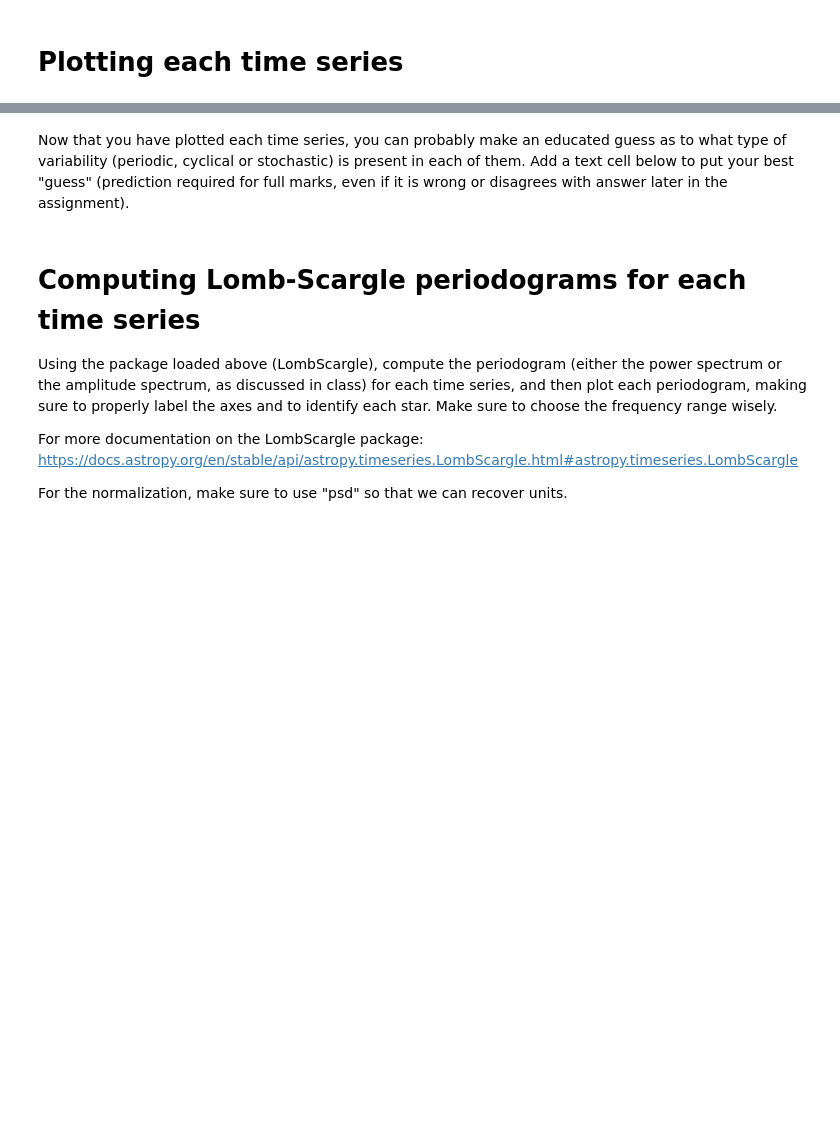
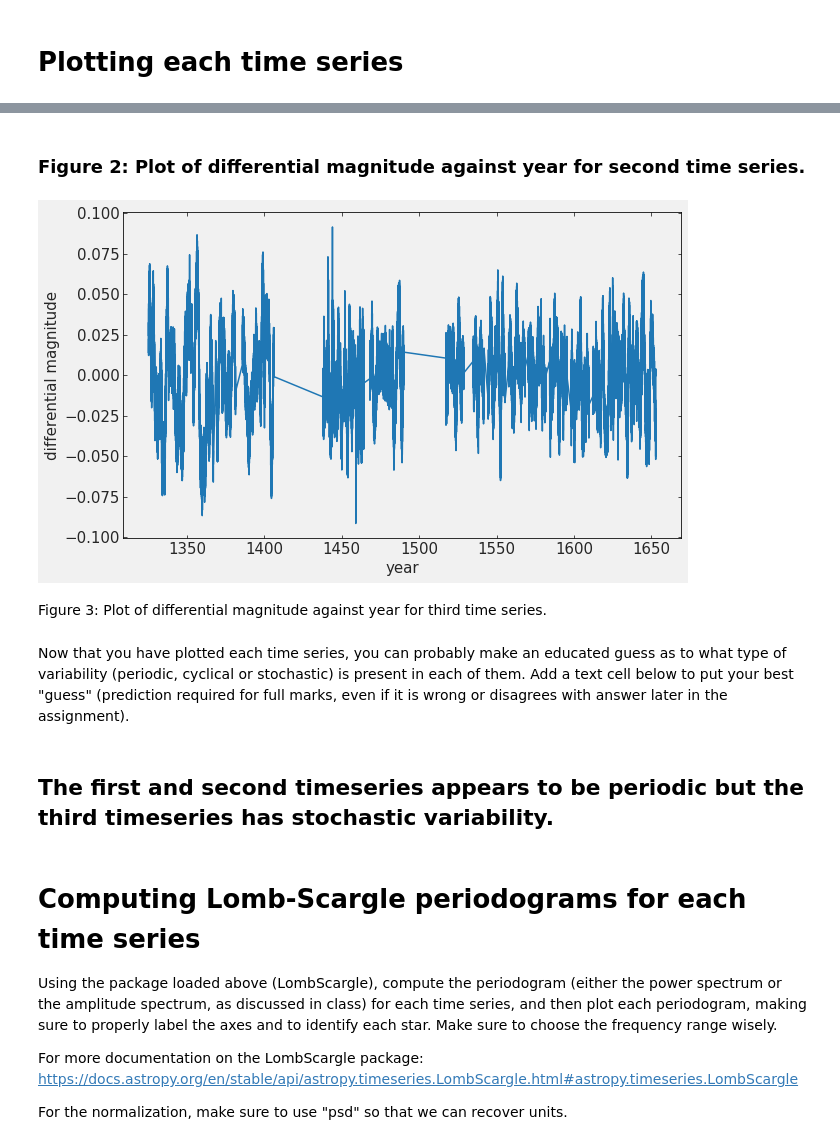
Before and after one commit to narayan-paudel/DSPS_EPAUDEL, a Jupyter notebook: HW11_epaudel/TESSlightcurves.ipynb, the cells around one changed output, grey strips where cells are left out. Drawn from its saved outputs; the diff is of its cells as text; code cells hidden in the pictures; blank space fills up the shorter version.

```diff
--- a/HW11_epaudel/TESSlightcurves.ipynb
+++ b/HW11_epaudel/TESSlightcurves.ipynb
@@ -22,0 +59,2 @@ from astropy.stats import LombScargle
+# %%
+timeseries3 = pd.read_csv("https://raw.githubusercontent.com/narayan-paudel/DSPS_EPAUDEL/master/HW11_epaudel/277023834.rw",header=None, names=("date","mag"), sep=" ")
@@ -27,5 +94,18 @@ from astropy.stats import LombScargle
+# %% [markdown]
+### Figure 2: Plot of differential magnitude against year for second time series.
+# %%
+plt.figure(figsize=(10,6))
+plt.plot(timeseries3.date, timeseries3.mag)
+plt.xlabel("year")
+plt.ylabel("differential magnitude");
+# %% [output]
+[figure, added]
+# %% [markdown]
+Figure 3: Plot of differential magnitude against year for third time series.
 # %% [markdown]
 Now that you have plotted each time series, you can probably make an educated guess as to what type of variability (periodic, cyclical or stochastic) is present in each of them. Add a text cell below to put your best "guess" (prediction required for full marks, even if it is wrong or disagrees with answer later in the assignment).
+# %% [markdown]
+## The first and second timeseries appears to be periodic but the third timeseries has stochastic variability.
 # %% [markdown]
 # **Computing Lomb-Scargle periodograms for each time series**
 
```
Also changed, not shown: parts of 21 cells of this notebook.
